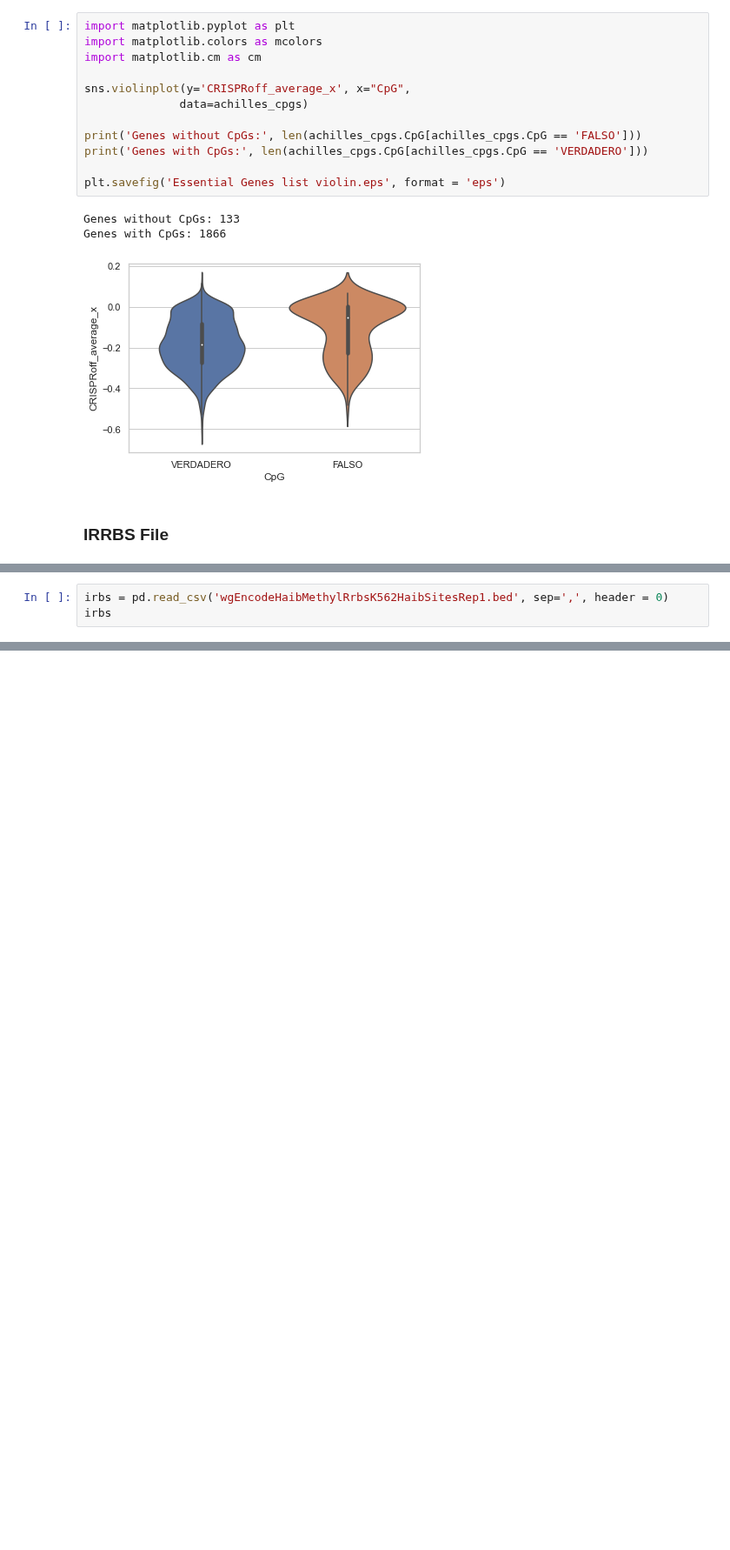
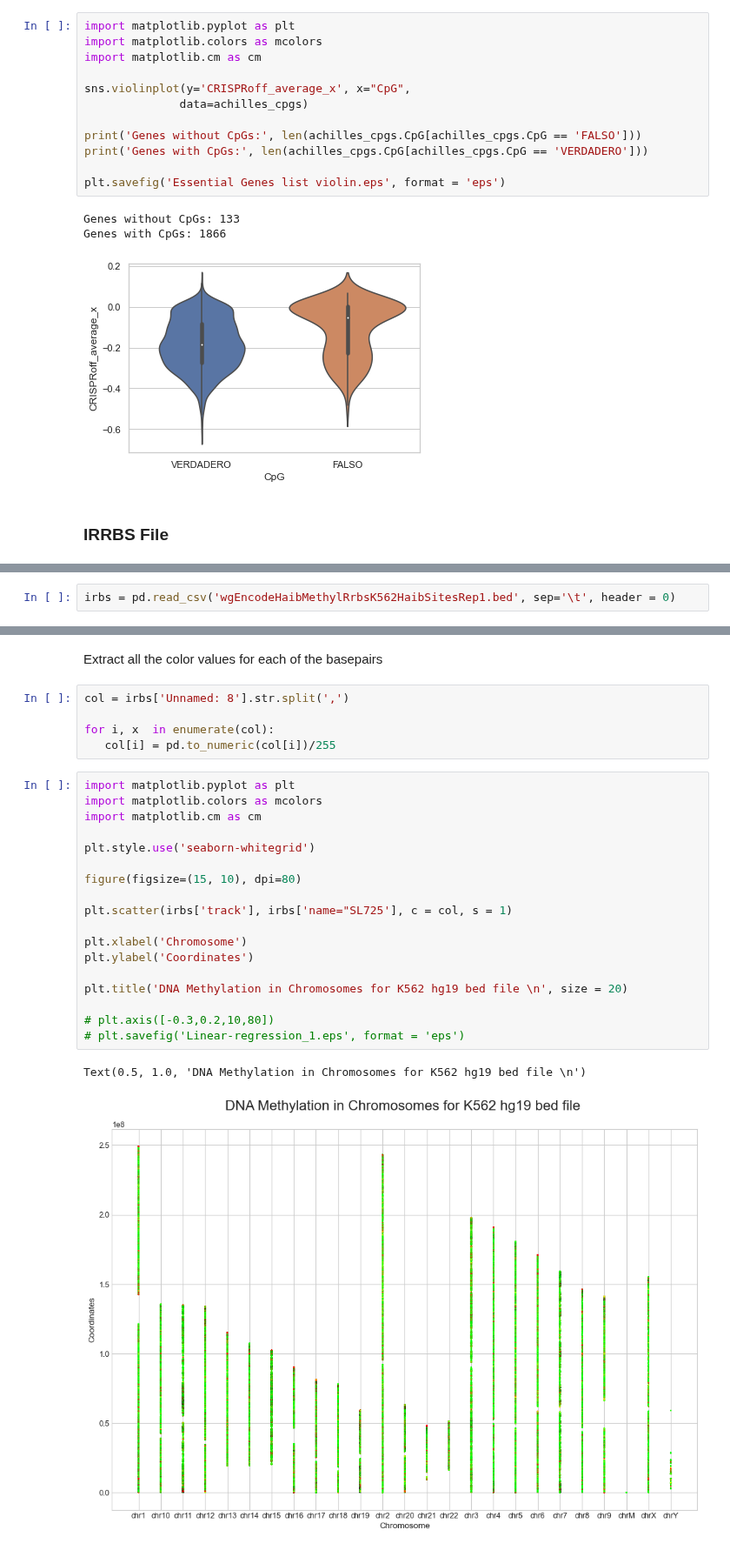
Before and after one commit to sermare/DeepOff, a Jupyter notebook: 1000 essential genes.ipynb, the cells around one changed output, grey strips where cells are left out. Shown at 87% size. Saved outputs shown, nothing was run; the diff lists cells and outputs as text; blank space fills up the shorter version.

```diff
--- a/1000 essential genes.ipynb
+++ b/1000 essential genes.ipynb
@@ -356,3 +429,2 @@ Genes with CpGs: 1866
 # %%
-irbs = pd.read_csv('wgEncodeHaibMethylRrbsK562HaibSitesRep1.bed', sep=',', header = 0)
-irbs
+irbs = pd.read_csv('wgEncodeHaibMethylRrbsK562HaibSitesRep1.bed', sep='\t', header = 0)
@@ -372,0 +438,28 @@ irbs
+# %% [markdown]
+Extract all the color values for each of the basepairs
+# %%
+col = irbs['Unnamed: 8'].str.split(',')
+
+for i, x  in enumerate(col):
+   col[i] = pd.to_numeric(col[i])/255
+# %%
+import matplotlib.pyplot as plt
+import matplotlib.colors as mcolors
+import matplotlib.cm as cm
+
+plt.style.use('seaborn-whitegrid')
+
+figure(figsize=(15, 10), dpi=80)
+
+plt.scatter(irbs['track'], irbs['name="SL725'], c = col, s = 1)
+
+plt.xlabel('Chromosome')
+plt.ylabel('Coordinates')
+
+plt.title('DNA Methylation in Chromosomes for K562 hg19 bed file \n', size = 20)
+
+# plt.axis([-0.3,0.2,10,80])
+# plt.savefig('Linear-regression_1.eps', format = 'eps')
+# %% [output]
+Text(0.5, 1.0, 'DNA Methylation in Chromosomes for K562 hg19 bed file \n')
+[figure, added]
```
Also changed, not shown: parts of 34 cells of this notebook, 6 other files.
